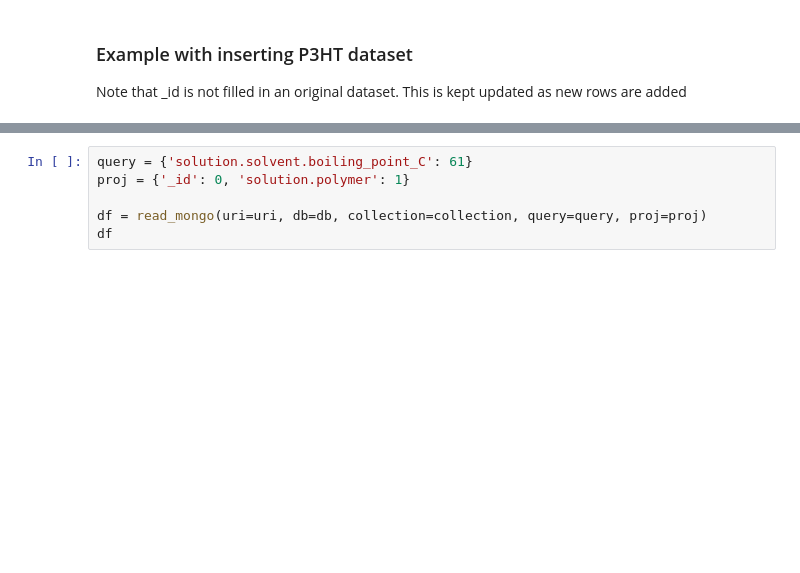
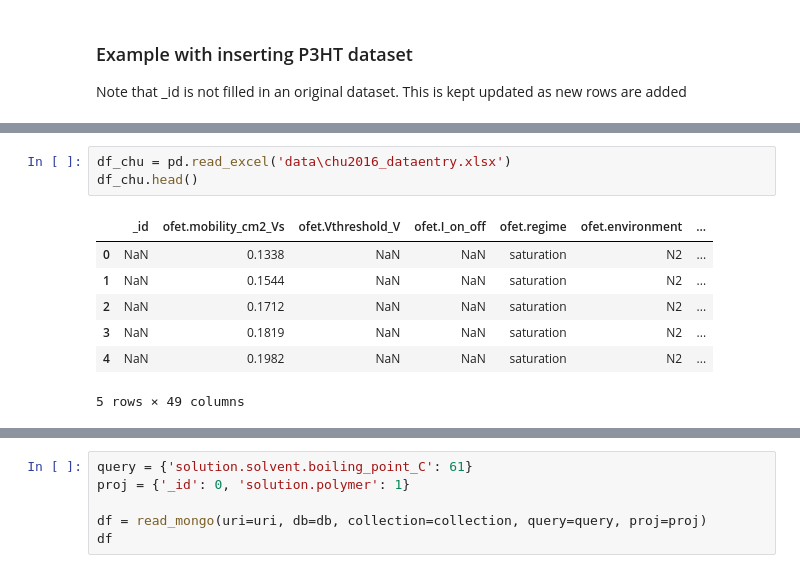
Before and after one commit to rvenkatesh6/ofet-db, a Jupyter notebook: db_sandbox_P3HT.ipynb, the cells around one changed output, grey strips where cells are left out. Saved outputs shown, nothing was run; the diff lists cells and outputs as text; blank space fills up the shorter version.

```diff
--- a/db_sandbox_P3HT.ipynb
+++ b/db_sandbox_P3HT.ipynb
@@ -45,0 +63,11 @@ for i in [217]:
+# %%
+df_chu = pd.read_excel('data\chu2016_dataentry.xlsx')
+df_chu.head()
+# %% [output]
+|  | _id | ofet.mobility_cm2_Vs | ofet.Vthreshold_V | ofet.I_on_off | ofet.regime | ofet.environment | ... |
+| 0 | NaN | 0.1338 | NaN | NaN | saturation | N2 | ... |
+| 1 | NaN | 0.1544 | NaN | NaN | saturation | N2 | ... |
+| 2 | NaN | 0.1712 | NaN | NaN | saturation | N2 | ... |
+| 3 | NaN | 0.1819 | NaN | NaN | saturation | N2 | ... |
+| 4 | NaN | 0.1982 | NaN | NaN | saturation | N2 | ... |
+5 rows × 49 columns
```
Also changed, not shown: parts of 12 cells of this notebook.
